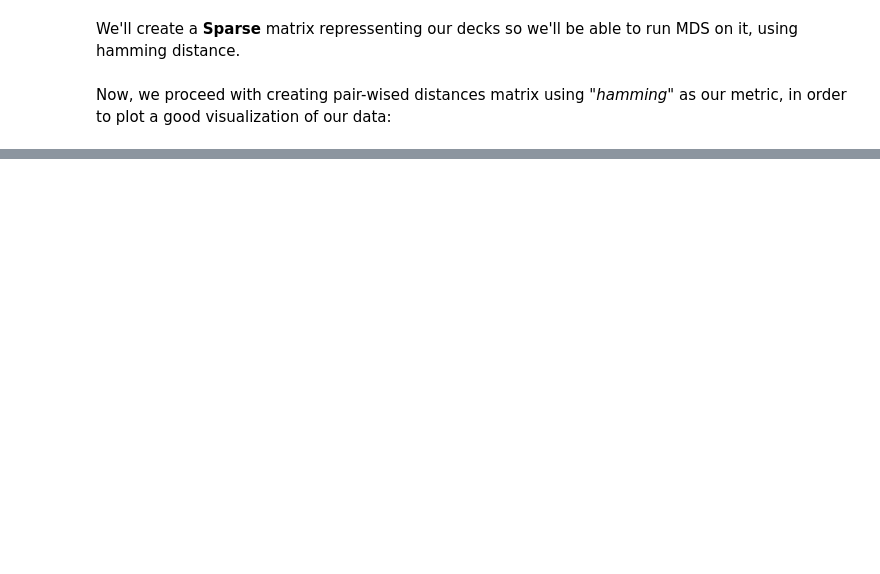
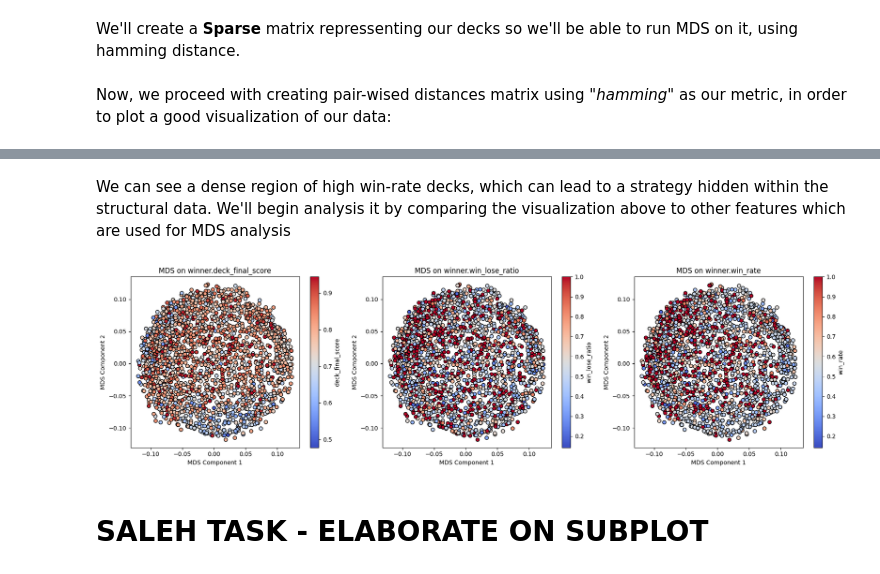
Before and after one commit to Av0cat0/Clash-Royale-Causal-analysis, a Jupyter notebook: visualizations.ipynb, the cells around one changed output, grey strips where cells are left out. Cells and saved outputs as stored; diff of their text form; code cells hidden in the pictures; blank space fills up the shorter version.

Commit message:
merged Saleh work

```diff
--- a/visualizations.ipynb
+++ b/visualizations.ipynb
@@ -317,9 +317,9 @@ cluster_variance = df_pca.groupby("cluster").var().mean()
 top_pcs = cluster_variance.sort_values(ascending=False).head(5) # Top 5 PCs that best differentiate clusters
 
 # Step 3
-for pc in top_pcs.index:
-    print(f"\nTop Features for {pc}:")
-    print(pca_loadings.loc[pc].abs().sort_values(ascending=False).head(5))
+for pcs in top_pcs.index:
+    print(f"\nTop Features for {pcs}:")
+    print(pca_loadings.loc[pcs].abs().sort_values(ascending=False).head(5))
 # %% [output]
 Top Features for PC5:
 winner.trophyChange               0.389523
@@ -585,0 +604,20 @@ plt.show()
+# %% [markdown]
+We can see a dense region of high win-rate decks, which can lead to a strategy hidden within the structural data. We'll begin analysis it by comparing the visualization above to other features which are used for MDS analysis
+# %%
+fig, axes = plt.subplots(1, 3, figsize=(18, 5))
+for i, feature in enumerate(["winner.deck_final_score", "winner.win_lose_ratio", "winner.win_rate"]):
+    feature_scaled = battles_df_sampled[feature].values.reshape(-1, 1)
+    sc = axes[i].scatter(deck_positions_mds[:, 0], deck_positions_mds[:, 1],
+                         c=feature_scaled, cmap="coolwarm", edgecolors="k")
+    axes[i].set_xlabel("MDS Component 1")
+    axes[i].set_ylabel("MDS Component 2")
+    axes[i].set_title(f"MDS on {feature}")
+    cbar = fig.colorbar(sc, ax=axes[i])
+    cbar.set_label(feature.split(".")[1])
+plt.tight_layout()
+plt.savefig(f"images/mds_combined_{metric}.png", dpi=300)
+plt.show()
+# %% [output]
+[figure, added]
+# %% [markdown]
+# SALEH TASK - ELABORATE ON SUBPLOT
```
Also changed, not shown: parts of 6 cells of this notebook, 9 other files.
